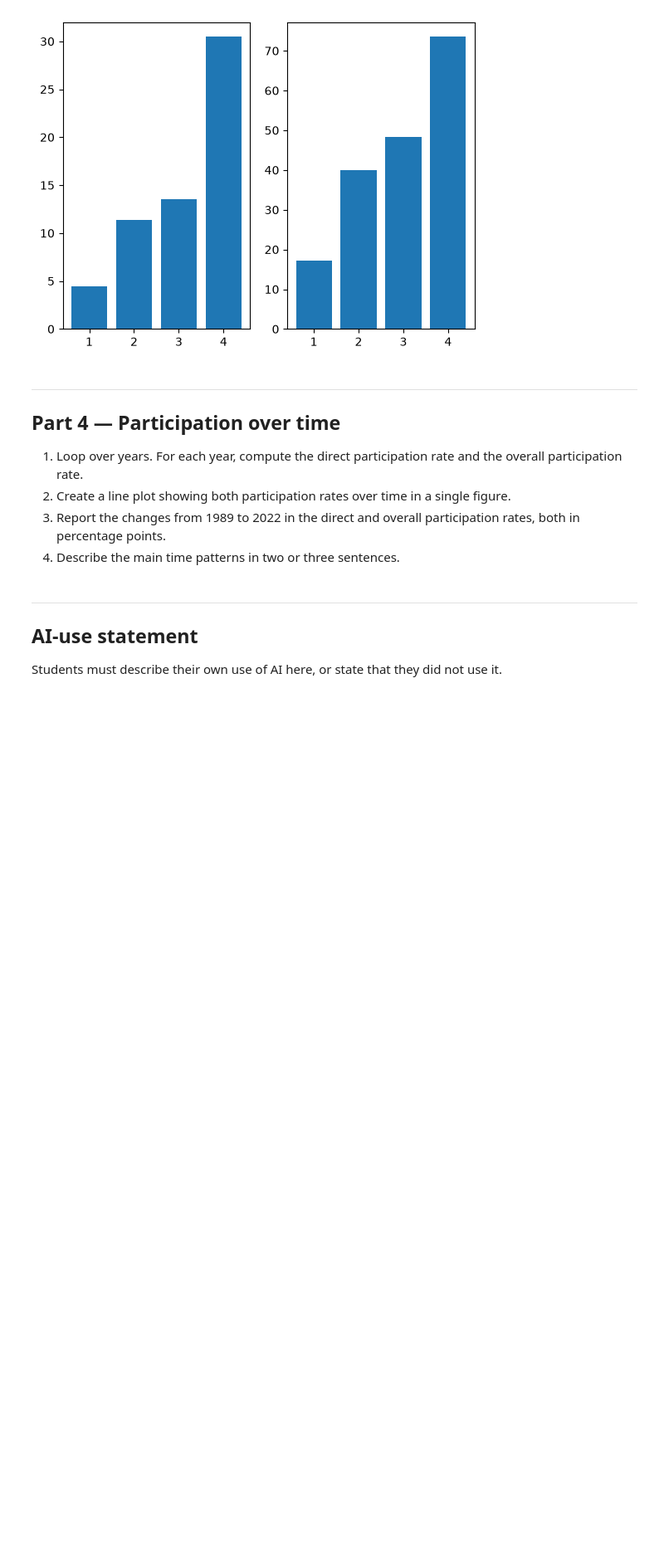
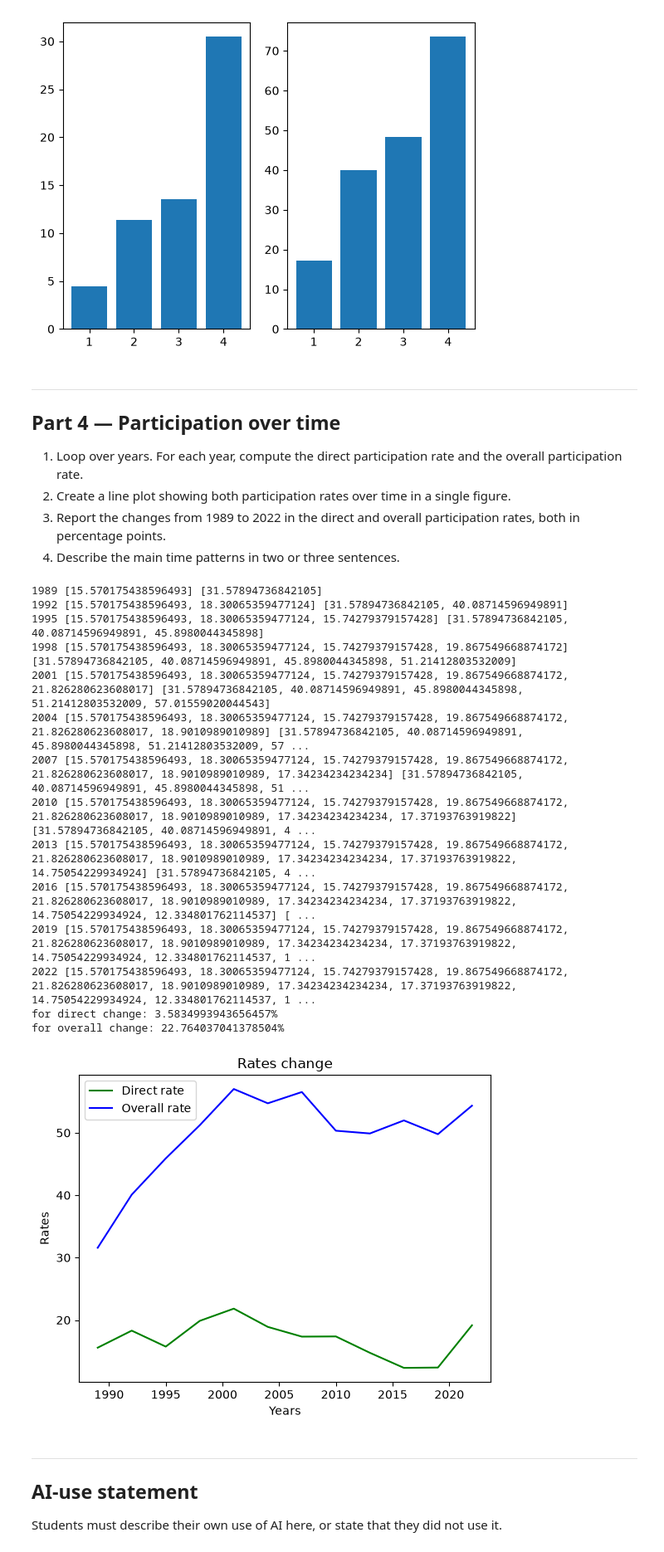
Before and after one commit to ruoz071129/Mandatory-assignment-3, a Jupyter notebook: assignment3.ipynb, the cells around one changed output. Shown at 83% size. Saved outputs shown, nothing was run; the diff lists cells and outputs as text; code cells hidden in the pictures; blank space fills up the shorter version.

```diff
--- a/assignment3.ipynb
+++ b/assignment3.ipynb
@@ -244,6 +244,66 @@ Education 4: direct4.0%, overall4.0%
 3. Report the changes from 1989 to 2022 in the direct and overall participation
    rates, both in percentage points.
 4. Describe the main time patterns in two or three sentences.
+# %%
+plot_years = []
+years_direct = []
+years_overall = []
+
+#1
+for year in age_fillter['year'].unique():
+
+    year_fillter = age_fillter[age_fillter['year'] == year]
+    plot_years.append(year)
+
+    years_direct.append(participation_rate(year_fillter['direct']))
+    years_overall.append(participation_rate(year_fillter['overall']))
+
+    print(year, years_direct, years_overall)
+
+#2
+import matplotlib.pyplot as plt
+
+xvalues = plot_years
+yvalues_rate = years_direct
+yvalues_overall = years_overall
+
+plt.plot(xvalues, yvalues_rate, color='green')
+plt.plot(xvalues, yvalues_overall, color='blue')
+
+plt.title('Rates change')
+plt.xlabel('Years')
+plt.ylabel('Rates')
+plt.legend(['Direct rate', 'Overall rate'])
+
+#3
+direct_change = years_direct[plot_years.index(2022)] - years_direct[plot_years.index(1989)]
+overall_change = years_overall[plot_years.index(2022)] - years_overall[plot_years.index(1989)]
+
+print(f"for direct change: {direct_change}%")
+print(f"for overall change: {overall_change}%")
+
+#4
+#The change in the overall rate has been higher than the direct rate all through the time.
+# From 1990 to 2000, there was a significant increase of more than 20%.
+
+#The Direct rate has been up and down but no more than 20% throughout the years.
+#From 2000 to 2015, the number reduced gradually. Yet, there seems to be growth from 2022 that may have happened.
+# %% [output]
+1989 [15.570175438596493] [31.57894736842105]
+1992 [15.570175438596493, 18.30065359477124] [31.57894736842105, 40.08714596949891]
+1995 [15.570175438596493, 18.30065359477124, 15.74279379157428] [31.57894736842105, 40.08714596949891, 45.8980044345898]
+1998 [15.570175438596493, 18.30065359477124, 15.74279379157428, 19.867549668874172] [31.57894736842105, 40.08714596949891, 45.8980044345898, 51.21412803532009]
+2001 [15.570175438596493, 18.30065359477124, 15.74279379157428, 19.867549668874172, 21.826280623608017] [31.57894736842105, 40.08714596949891, 45.8980044345898, 51.21412803532009, 57.01559020044543]
+2004 [15.570175438596493, 18.30065359477124, 15.74279379157428, 19.867549668874172, 21.826280623608017, 18.9010989010989] [31.57894736842105, 40.08714596949891, 45.8980044345898, 51.21412803532009, 57 ...
+2007 [15.570175438596493, 18.30065359477124, 15.74279379157428, 19.867549668874172, 21.826280623608017, 18.9010989010989, 17.34234234234234] [31.57894736842105, 40.08714596949891, 45.8980044345898, 51 ...
+2010 [15.570175438596493, 18.30065359477124, 15.74279379157428, 19.867549668874172, 21.826280623608017, 18.9010989010989, 17.34234234234234, 17.37193763919822] [31.57894736842105, 40.08714596949891, 4 ...
+2013 [15.570175438596493, 18.30065359477124, 15.74279379157428, 19.867549668874172, 21.826280623608017, 18.9010989010989, 17.34234234234234, 17.37193763919822, 14.75054229934924] [31.57894736842105, 4 ...
+2016 [15.570175438596493, 18.30065359477124, 15.74279379157428, 19.867549668874172, 21.826280623608017, 18.9010989010989, 17.34234234234234, 17.37193763919822, 14.75054229934924, 12.334801762114537] [ ...
+2019 [15.570175438596493, 18.30065359477124, 15.74279379157428, 19.867549668874172, 21.826280623608017, 18.9010989010989, 17.34234234234234, 17.37193763919822, 14.75054229934924, 12.334801762114537, 1 ...
+2022 [15.570175438596493, 18.30065359477124, 15.74279379157428, 19.867549668874172, 21.826280623608017, 18.9010989010989, 17.34234234234234, 17.37193763919822, 14.75054229934924, 12.334801762114537, 1 ...
+for direct change: 3.5834993943656457%
+for overall change: 22.764037041378504%
+[figure, added]
 # %% [markdown]
 ***
 ## AI-use statement
```
Also changed, not shown: parts of 2 cells of this notebook.
